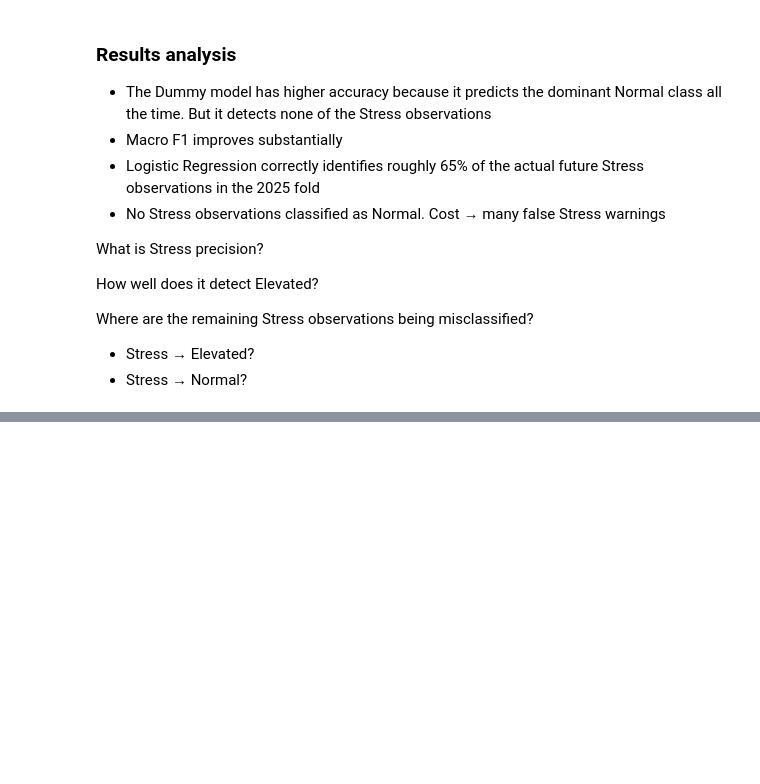
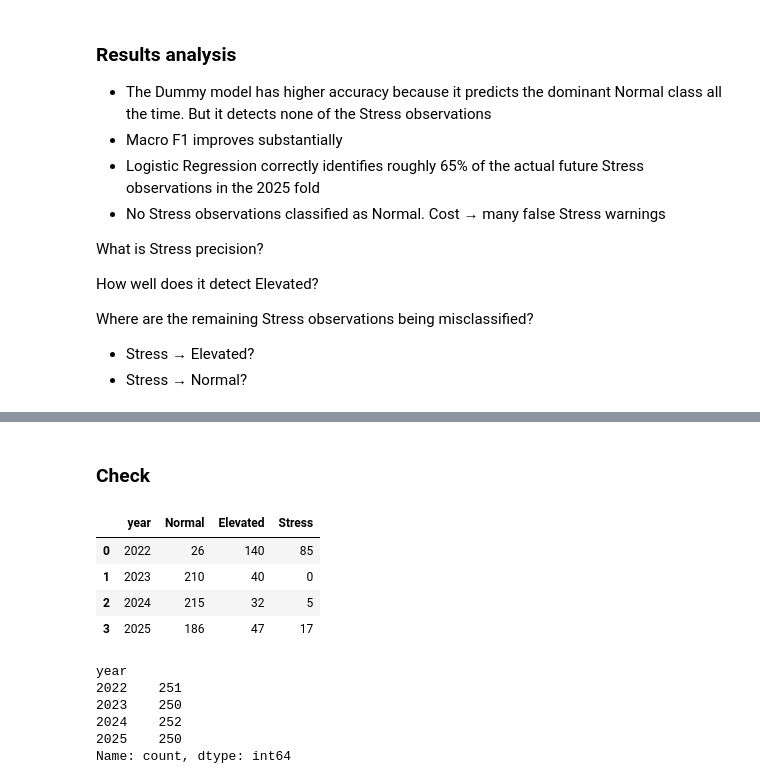
Before and after one commit to Lucie0124/Financial-Volatility-Forecasting, a Jupyter notebook: notebooks/05_regime_clssification.ipynb, the cells around one changed output, grey strips where cells are left out. Saved outputs shown, nothing was run; the diff lists cells and outputs as text; code cells hidden in the pictures; blank space fills up the shorter version.

```diff
--- a/notebooks/05_regime_clssification.ipynb
+++ b/notebooks/05_regime_clssification.ipynb
@@ -443,0 +590,69 @@ Where are the remaining Stress observations being misclassified?
+# %% [markdown]
+### Check
+# %%
+regime_counts = []
+
+for test_year in TEST_YEARS:
+
+    train, test = create_walk_forward_fold(
+        df,
+        test_year,
+    )
+
+    X_train, y_train, X_test, y_test = (
+        prepare_train_test(
+            train,
+            test,
+        )
+    )
+
+    elevated_threshold, stress_threshold = (
+        get_regime_threshold(y_train)
+    )
+
+    y_test_class = y_test.apply(
+        lambda x: classify_regime(
+            x,
+            elevated_threshold,
+            stress_threshold,
+        )
+    )
+
+    counts = (
+        y_test_class
+        .value_counts()
+        .reindex(
+            ["Normal", "Elevated", "Stress"],
+            fill_value=0,
+        )
+    )
+
+    regime_counts.append(
+        {
+            "year": test_year,
+            "Normal": counts["Normal"],
+            "Elevated": counts["Elevated"],
+            "Stress": counts["Stress"],
+        }
+    )
+
+regime_counts_df = pd.DataFrame(
+    regime_counts
+)
+
+regime_counts_df
+# %% [output]
+|  | year | Normal | Elevated | Stress |
+| 0 | 2022 | 26 | 140 | 85 |
+| 1 | 2023 | 210 | 40 | 0 |
+| 2 | 2024 | 215 | 32 | 5 |
+| 3 | 2025 | 186 | 47 | 17 |
+# %%
+all_predictions_df["year"].value_counts().sort_index()
+# %% [output]
+year
+2022    251
+2023    250
+2024    252
+2025    250
+Name: count, dtype: int64
```
Also changed, not shown: parts of 10 cells of this notebook.
